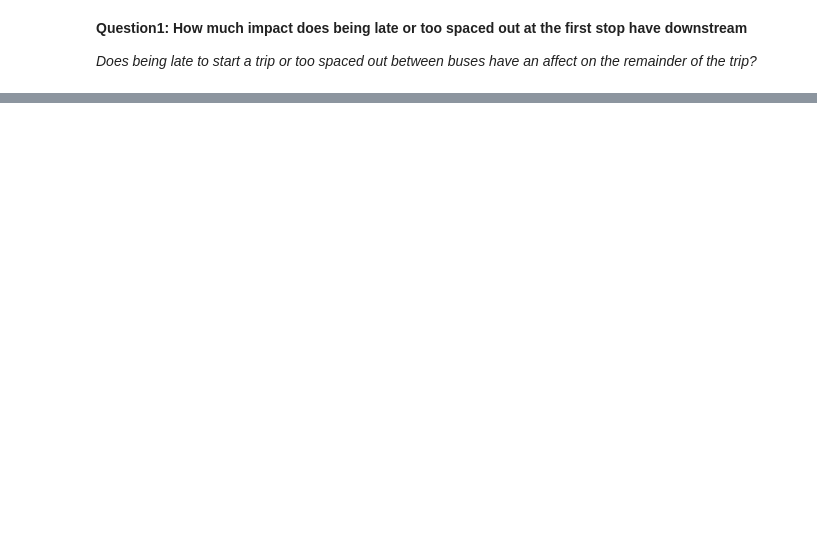
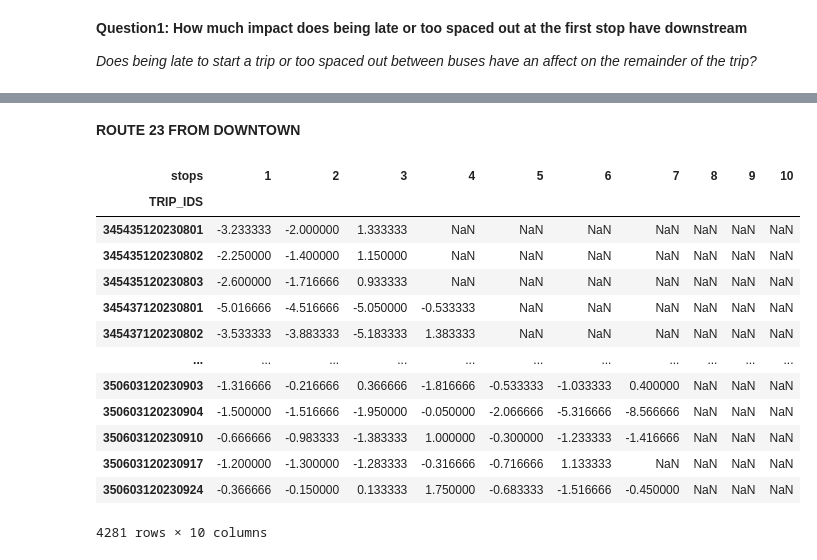
Before and after one commit to kudzuweb/wego-byte-crawlers_wego, a Jupyter notebook: notebooks/KD_wego_question_1.ipynb, the cells around one changed output, grey strips where cells are left out. Cells and saved outputs as stored; diff of their text form; code cells hidden in the pictures; blank space fills up the shorter version.

```diff
--- a/notebooks/KD_wego_question_1.ipynb
+++ b/notebooks/KD_wego_question_1.ipynb
@@ -107,0 +466,42 @@ memory usage: 361.2+ KB
+# %% [markdown]
+**ROUTE 23 FROM DOWNTOWN**
+# %%
+route_number = 23
+route_direction = 'FROM DOWNTOWN'
+
+route_df = wego.loc[
+    (wego['ROUTE_ABBR'] == route_number) & (wego['ROUTE_DIRECTION_NAME']== route_direction)
+]
+route_df = route_df.copy()
+# %%
+#changing the dtype to string so that i can concat with the "CALENDAR ID" column
+#changing the dtype to string so that i can concat with the "ROUTE ID" column
+
+route_df['TRIP_IDS'] = route_df['TRIP_ID'] + route_df['CALENDAR_ID']
+route_df['TRIP_ID'] = route_df['TRIP_ID'].astype(str)
+route_df['CALENDAR_ID'] = route_df['CALENDAR_ID'].astype(str)
+route_df['TRIP_IDS'] = route_df['TRIP_ID'] + route_df['CALENDAR_ID']
+# %%
+#allows for each stop to be numbered in their respective route IDs
+route_df['row_num'] = 1
+route_df['stops'] = route_df.groupby('TRIP_IDS')['row_num'].cumsum()
+# %%
+#creating a pivot table that will make the columns the stop #, the rows is each trip, and the values the adherence(amount of minutes late)
+route_df_pivot = route_df.pivot_table(values = 'ADHERENCE', index = 'TRIP_IDS', columns = 'stops')
+# %%
+route_df_pivot
+# %% [output]
+| stops | 1 | 2 | 3 | 4 | 5 | 6 | 7 | 8 | 9 | 10 |
+| TRIP_IDS |  |  |  |  |  |  |  |  |  |  |
+| 345435120230801 | -3.233333 | -2.000000 | 1.333333 | NaN | NaN | NaN | NaN | NaN | NaN | NaN |
+| 345435120230802 | -2.250000 | -1.400000 | 1.150000 | NaN | NaN | NaN | NaN | NaN | NaN | NaN |
+| 345435120230803 | -2.600000 | -1.716666 | 0.933333 | NaN | NaN | NaN | NaN | NaN | NaN | NaN |
+| 345437120230801 | -5.016666 | -4.516666 | -5.050000 | -0.533333 | NaN | NaN | NaN | NaN | NaN | NaN |
+| 345437120230802 | -3.533333 | -3.883333 | -5.183333 | 1.383333 | NaN | NaN | NaN | NaN | NaN | NaN |
+| ... | ... | ... | ... | ... | ... | ... | ... | ... | ... | ... |
+| 350603120230903 | -1.316666 | -0.216666 | 0.366666 | -1.816666 | -0.533333 | -1.033333 | 0.400000 | NaN | NaN | NaN |
+| 350603120230904 | -1.500000 | -1.516666 | -1.950000 | -0.050000 | -2.066666 | -5.316666 | -8.566666 | NaN | NaN | NaN |
+| 350603120230910 | -0.666666 | -0.983333 | -1.383333 | 1.000000 | -0.300000 | -1.233333 | -1.416666 | NaN | NaN | NaN |
+| 350603120230917 | -1.200000 | -1.300000 | -1.283333 | -0.316666 | -0.716666 | 1.133333 | NaN | NaN | NaN | NaN |
+| 350603120230924 | -0.366666 | -0.150000 | 0.133333 | 1.750000 | -0.683333 | -1.516666 | -0.450000 | NaN | NaN | NaN |
+4281 rows × 10 columns
```
Also changed, not shown: parts of 91 cells of this notebook.
